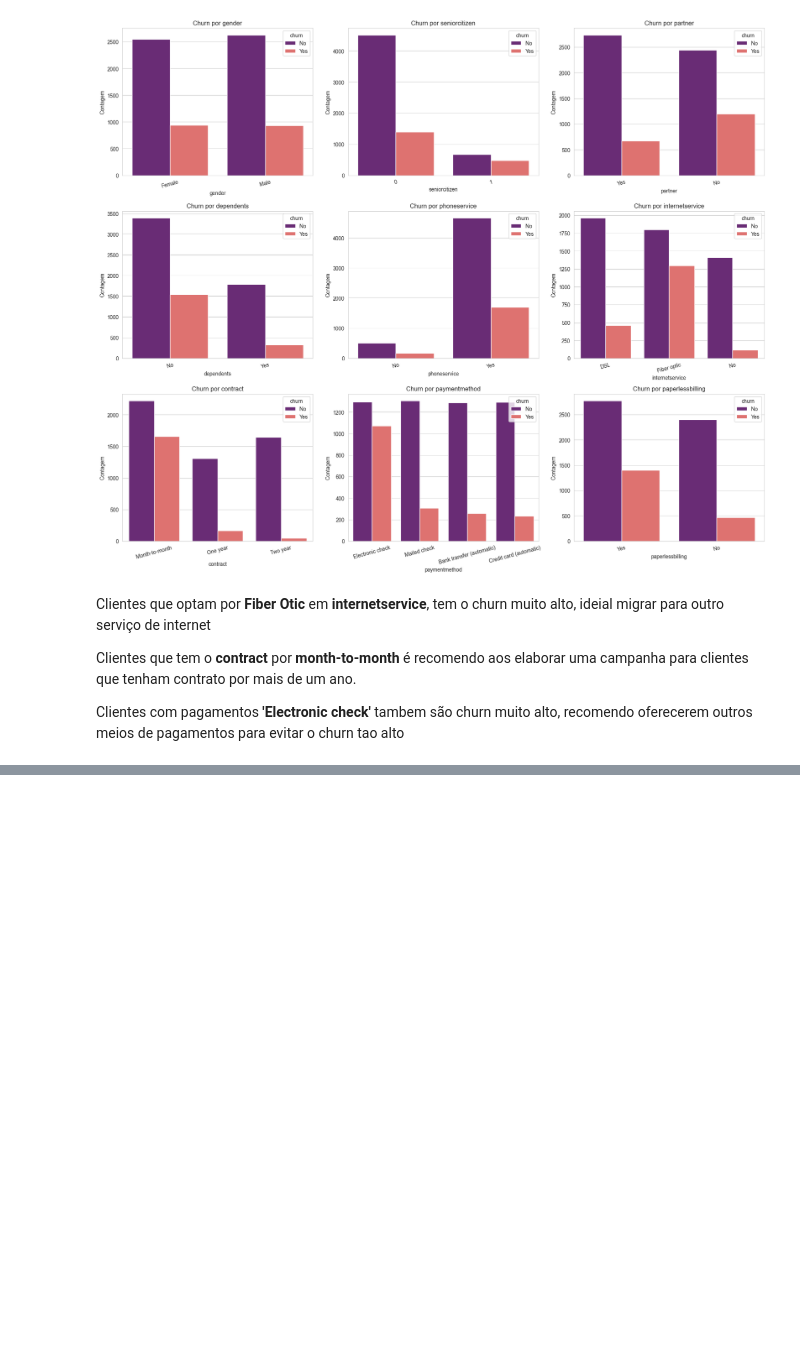
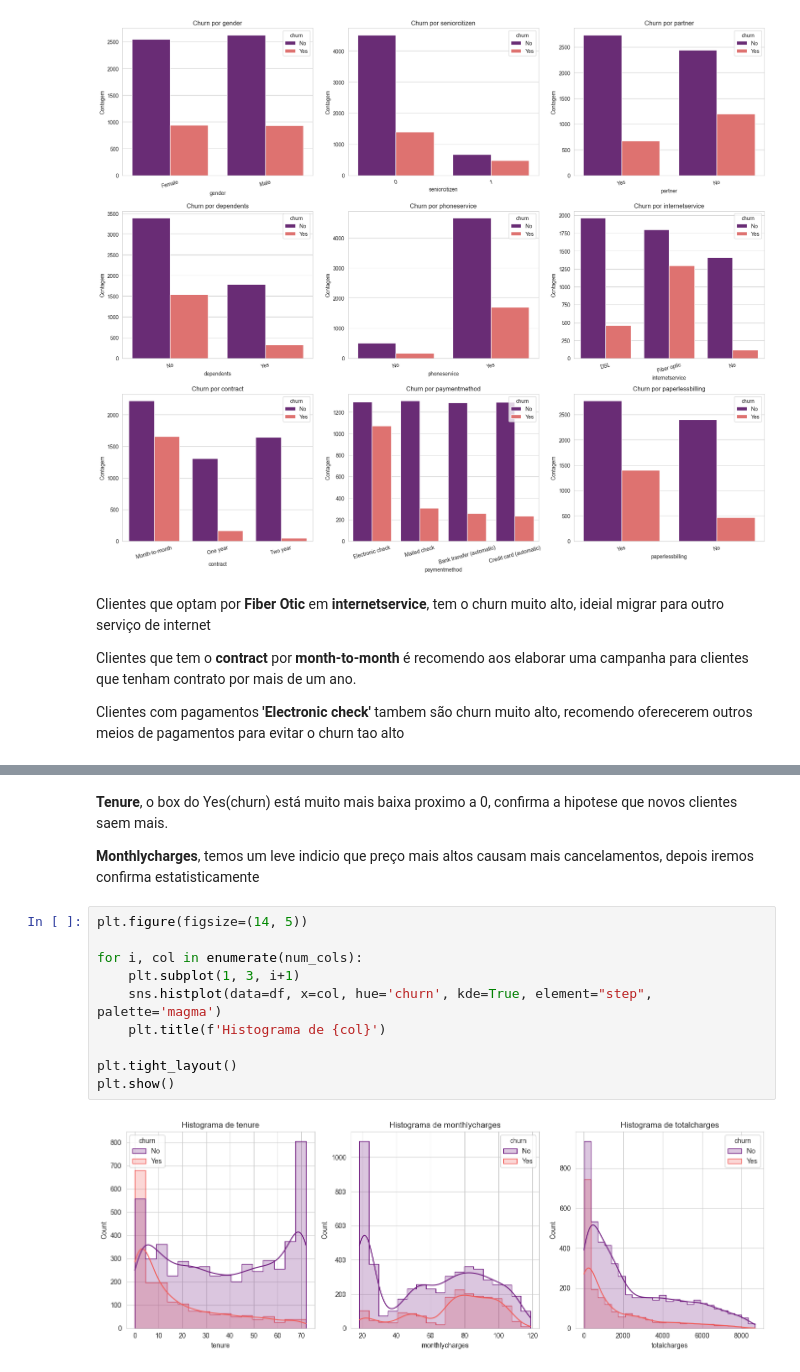
Before and after one commit to JCarapina/projeto-churn-telecom, a Jupyter notebook: notebooks/1.0-eda-inicial.ipynb, the cells around one changed output, grey strips where cells are left out. Drawn from its saved outputs; the diff is of its cells as text; blank space fills up the shorter version.

```diff
--- a/notebooks/1.0-eda-inicial.ipynb
+++ b/notebooks/1.0-eda-inicial.ipynb
@@ -116,0 +162,17 @@ plt.show()
+# %% [markdown]
+**Tenure**, o box do Yes(churn) está muito mais baixa proximo a 0, confirma a hipotese que novos clientes saem mais.
+
+
+**Monthlycharges**, temos um leve indicio que preço mais altos causam mais cancelamentos, depois iremos confirma estatisticamente
+# %%
+plt.figure(figsize=(14, 5))
+
+for i, col in enumerate(num_cols):
+    plt.subplot(1, 3, i+1)
+    sns.histplot(data=df, x=col, hue='churn', kde=True, element="step", palette='magma')
+    plt.title(f'Histograma de {col}')
+
+plt.tight_layout()
+plt.show()
+# %% [output]
+[figure, added]
```
Also changed, not shown: parts of 4 cells of this notebook.
